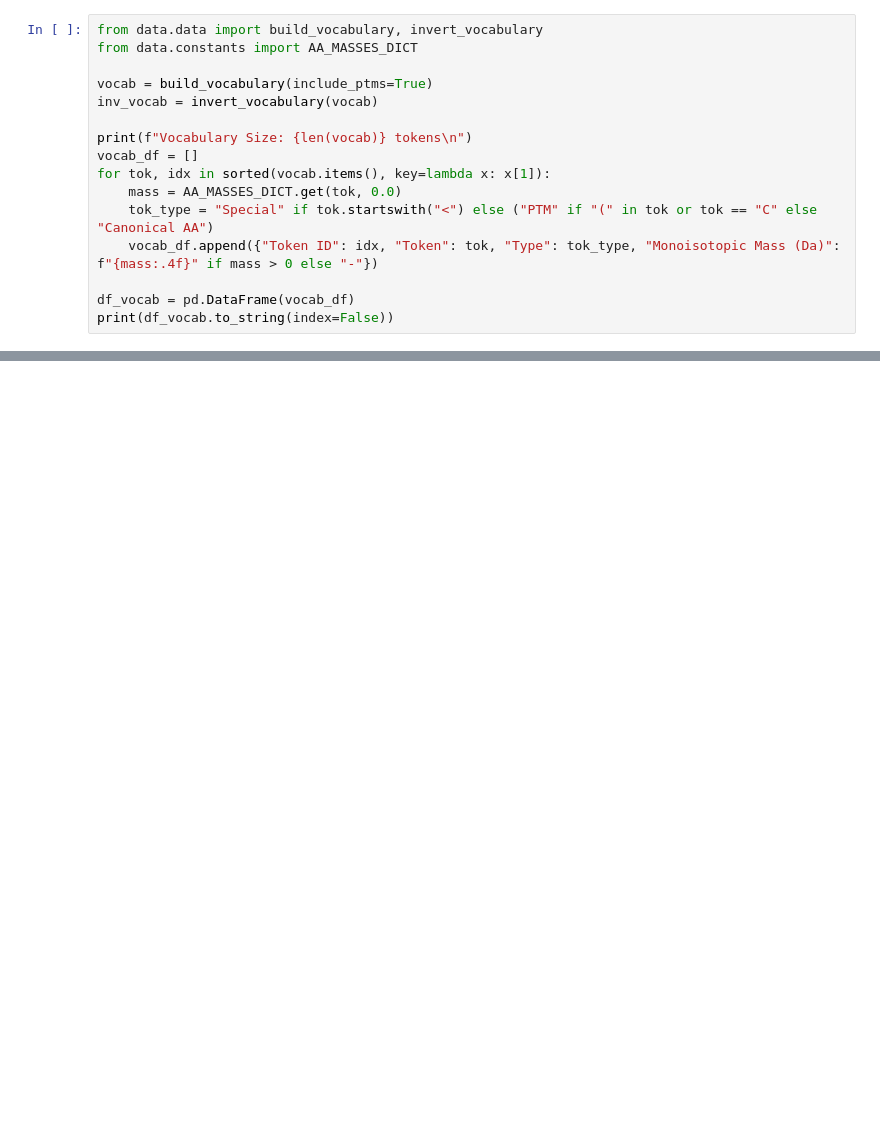
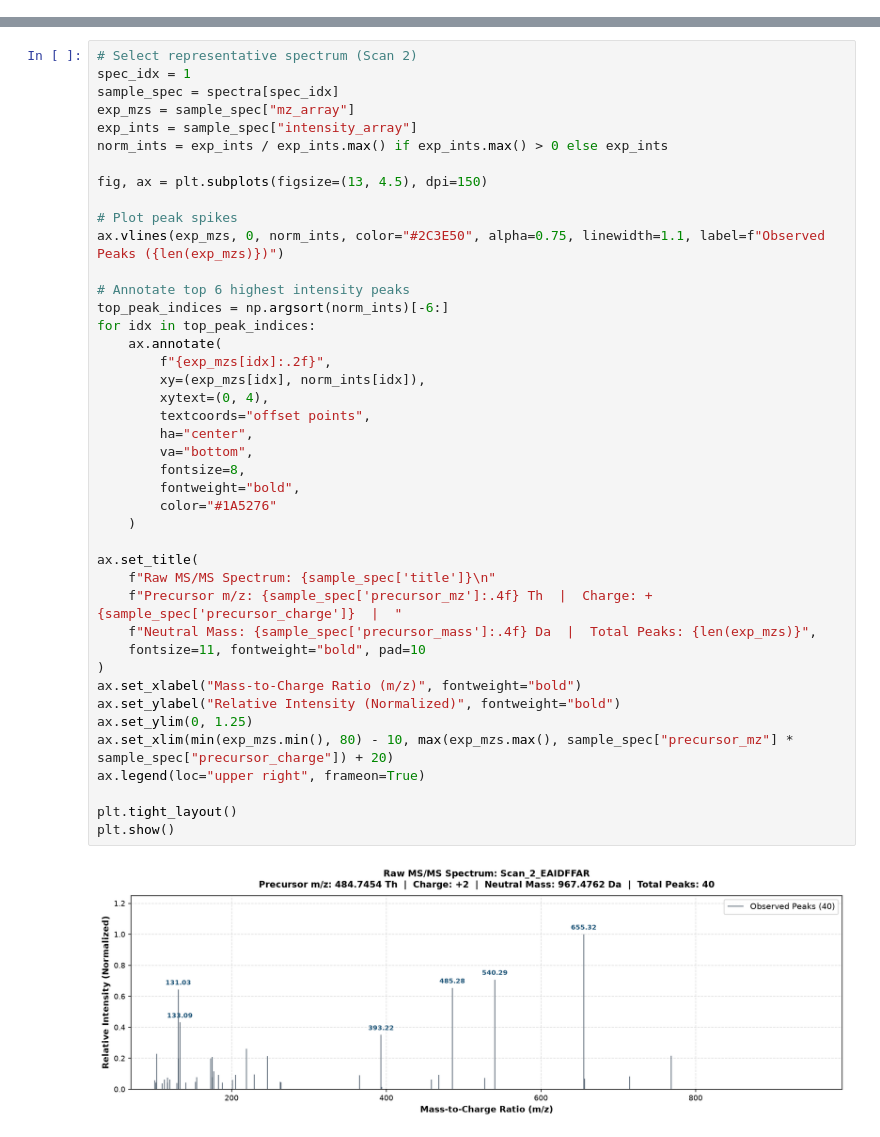
Before and after one commit to joelinator/JoelResearch, a Jupyter notebook: notebooks/dfm_de_novo_tutorial.ipynb, the cells around one changed output, grey strips where cells are left out. Saved outputs shown, nothing was run; the diff lists cells and outputs as text; blank space fills up the shorter version.

```diff
--- a/notebooks/dfm_de_novo_tutorial.ipynb
+++ b/notebooks/dfm_de_novo_tutorial.ipynb
@@ -200,16 +0,0 @@ Let's build and examine the vocabulary directly from the codebase:
-# %%
-from data.data import build_vocabulary, invert_vocabulary
-from data.constants import AA_MASSES_DICT
-
-vocab = build_vocabulary(include_ptms=True)
-inv_vocab = invert_vocabulary(vocab)
-
-print(f"Vocabulary Size: {len(vocab)} tokens\n")
-vocab_df = []
-for tok, idx in sorted(vocab.items(), key=lambda x: x[1]):
-    mass = AA_MASSES_DICT.get(tok, 0.0)
-    tok_type = "Special" if tok.startswith("<") else ("PTM" if "(" in tok or tok == "C" else "Canonical AA")
-    vocab_df.append({"Token ID": idx, "Token": tok, "Type": tok_type, "Monoisotopic Mass (Da)": f"{mass:.4f}" if mass > 0 else "-"})
-
-df_vocab = pd.DataFrame(vocab_df)
-print(df_vocab.to_string(index=False))
@@ -864,0 +338,44 @@ findfont: Failed to find font weight semibold, now using 700.
+# %%
+# Select representative spectrum (Scan 2)
+spec_idx = 1
+sample_spec = spectra[spec_idx]
+exp_mzs = sample_spec["mz_array"]
+exp_ints = sample_spec["intensity_array"]
+norm_ints = exp_ints / exp_ints.max() if exp_ints.max() > 0 else exp_ints
+
+fig, ax = plt.subplots(figsize=(13, 4.5), dpi=150)
+
+# Plot peak spikes
+ax.vlines(exp_mzs, 0, norm_ints, color="#2C3E50", alpha=0.75, linewidth=1.1, label=f"Observed Peaks ({len(exp_mzs)})")
+
+# Annotate top 6 highest intensity peaks
+top_peak_indices = np.argsort(norm_ints)[-6:]
+for idx in top_peak_indices:
+    ax.annotate(
+        f"{exp_mzs[idx]:.2f}",
+        xy=(exp_mzs[idx], norm_ints[idx]),
+        xytext=(0, 4),
+        textcoords="offset points",
+        ha="center",
+        va="bottom",
+        fontsize=8,
+        fontweight="bold",
+        color="#1A5276"
+    )
+
+ax.set_title(
+    f"Raw MS/MS Spectrum: {sample_spec['title']}\n"
+    f"Precursor m/z: {sample_spec['precursor_mz']:.4f} Th  |  Charge: +{sample_spec['precursor_charge']}  |  "
+    f"Neutral Mass: {sample_spec['precursor_mass']:.4f} Da  |  Total Peaks: {len(exp_mzs)}",
+    fontsize=11, fontweight="bold", pad=10
+)
+ax.set_xlabel("Mass-to-Charge Ratio (m/z)", fontweight="bold")
+ax.set_ylabel("Relative Intensity (Normalized)", fontweight="bold")
+ax.set_ylim(0, 1.25)
+ax.set_xlim(min(exp_mzs.min(), 80) - 10, max(exp_mzs.max(), sample_spec["precursor_mz"] * sample_spec["precursor_charge"]) + 20)
+ax.legend(loc="upper right", frameon=True)
+
+plt.tight_layout()
+plt.show()
+# %% [output]
+[figure, added]
```
Also changed, not shown: parts of 41 cells of this notebook, 9 other files.
